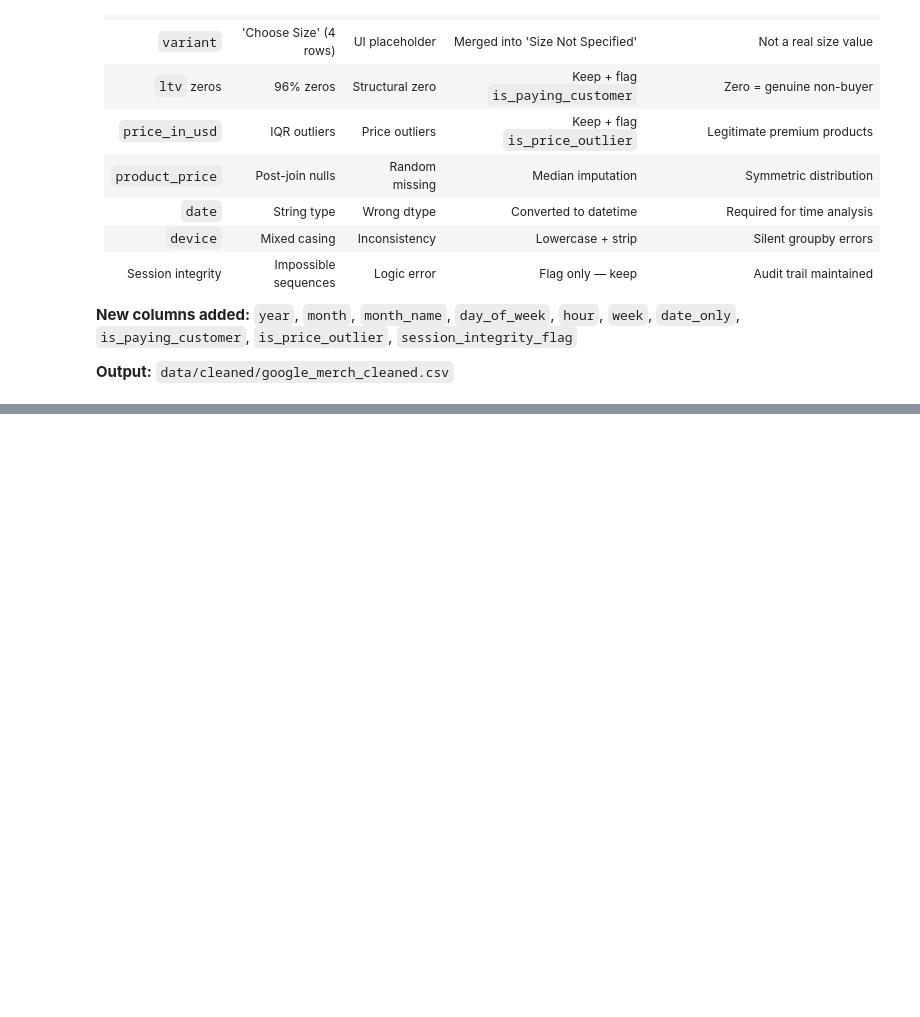
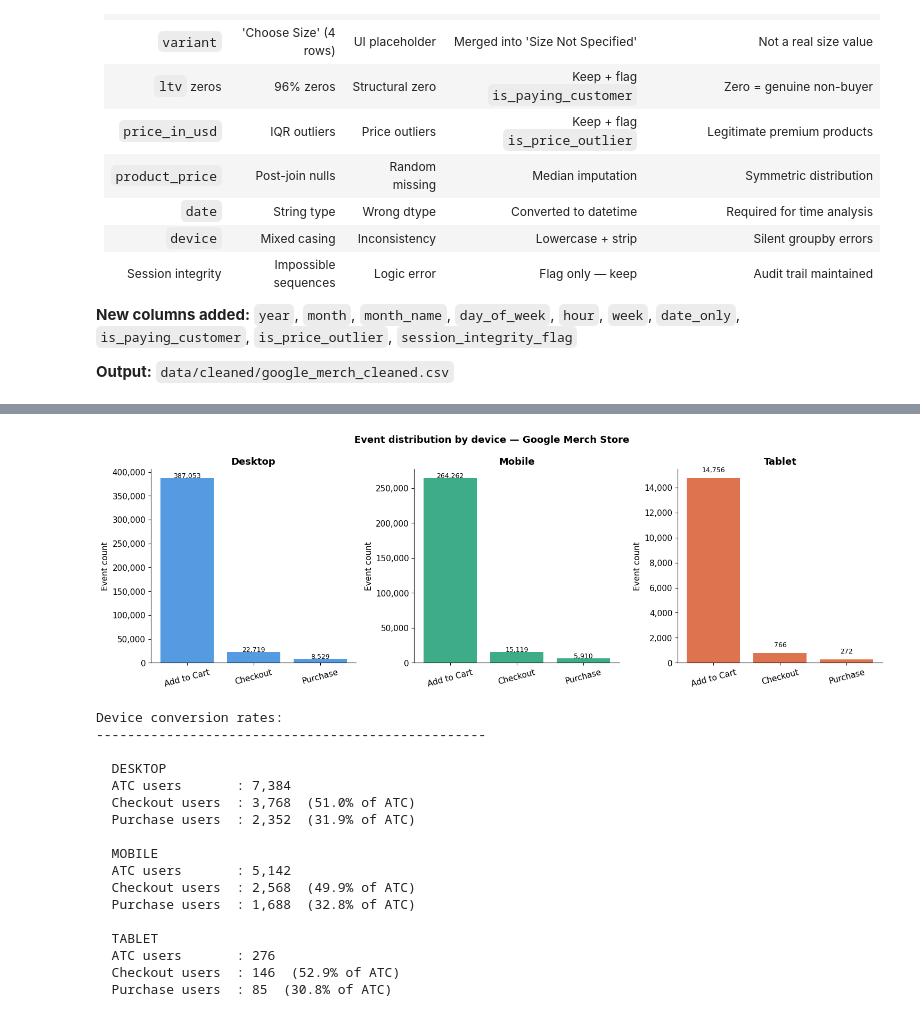
Before and after one commit to NPK05/funnel-analysis-project, a Jupyter notebook: notebooks/01_google_merch.ipynb, the cells around one changed output, grey strips where cells are left out. Drawn from its saved outputs; the diff is of its cells as text; code cells hidden in the pictures; blank space fills up the shorter version.

```diff
--- a/notebooks/01_google_merch.ipynb
+++ b/notebooks/01_google_merch.ipynb
@@ -1224,0 +1301,75 @@ print(f"  Size     : {size_kb:.0f} KB")
+# %%
+# QUESTION: Which device drives most traffic and does it differ by event type?
+# WHY: Device gap in conversion is our Phase 1 hypothesis
+
+device_event = master.groupby(['device','event_type']).size().reset_index(name='count')
+device_total = master.groupby('device').size().reset_index(name='total')
+device_event = device_event.merge(device_total, on='device')
+device_event['pct'] = (device_event['count'] / device_event['total'] * 100).round(1)
+
+# order events correctly
+event_order  = ['add_to_cart','begin_checkout','purchase']
+device_order = ['desktop','mobile','tablet']
+colors       = ['#378ADD','#1D9E75','#D85A30']
+
+fig, axes = plt.subplots(1, 3, figsize=(15, 5))
+
+for idx, device in enumerate(device_order):
+    data = device_event[device_event['device'] == device]
+    data = data.set_index('event_type').reindex(event_order)
+
+    bars = axes[idx].bar(event_order, data['count'],
+                         color=colors[idx], alpha=0.85)
+    axes[idx].set_title(f'{device.capitalize()}')
+    axes[idx].set_ylabel('Event count')
+    axes[idx].yaxis.set_major_formatter(
+        plt.FuncFormatter(lambda x, _: f'{x:,.0f}')
+    )
+
+    for bar, (_, row) in zip(bars, data.iterrows()):
+        axes[idx].text(bar.get_x() + bar.get_width()/2,
+                      bar.get_height() + 500,
+                      f"{row['count']:,}", ha='center', fontsize=9)
+
+    axes[idx].set_xticklabels(
+        ['Add to Cart','Checkout','Purchase'], rotation=15
+    )
+
+plt.suptitle('Event distribution by device — Google Merch Store',
+             fontsize=13, fontweight='bold')
+plt.tight_layout()
+plt.savefig(SAVE_PATH + '02_device_event_distribution.png',
+            dpi=150, bbox_inches='tight')
+plt.show()
+
+# conversion rates per device
+print("Device conversion rates:")
+print("-" * 50)
+for device in device_order:
+    d = master[master['device'] == device]
+    atc  = d[d['event_type'] == 'add_to_cart']['user_id'].nunique()
+    chk  = d[d['event_type'] == 'begin_checkout']['user_id'].nunique()
+    pur  = d[d['event_type'] == 'purchase']['user_id'].nunique()
+    print(f"\n  {device.upper()}")
+    print(f"  ATC users       : {atc:,}")
+    print(f"  Checkout users  : {chk:,}  ({chk/atc*100:.1f}% of ATC)")
+    print(f"  Purchase users  : {pur:,}  ({pur/atc*100:.1f}% of ATC)")
+# %% [output]
+[figure, added]
+Device conversion rates:
+--------------------------------------------------
+
+  DESKTOP
+  ATC users       : 7,384
+  Checkout users  : 3,768  (51.0% of ATC)
+  Purchase users  : 2,352  (31.9% of ATC)
+
+  MOBILE
+  ATC users       : 5,142
+  Checkout users  : 2,568  (49.9% of ATC)
+  Purchase users  : 1,688  (32.8% of ATC)
+
+  TABLET
+  ATC users       : 276
+  Checkout users  : 146  (52.9% of ATC)
+  Purchase users  : 85  (30.8% of ATC)
```
Also changed, not shown: parts of 8 cells of this notebook, 6 other files.
